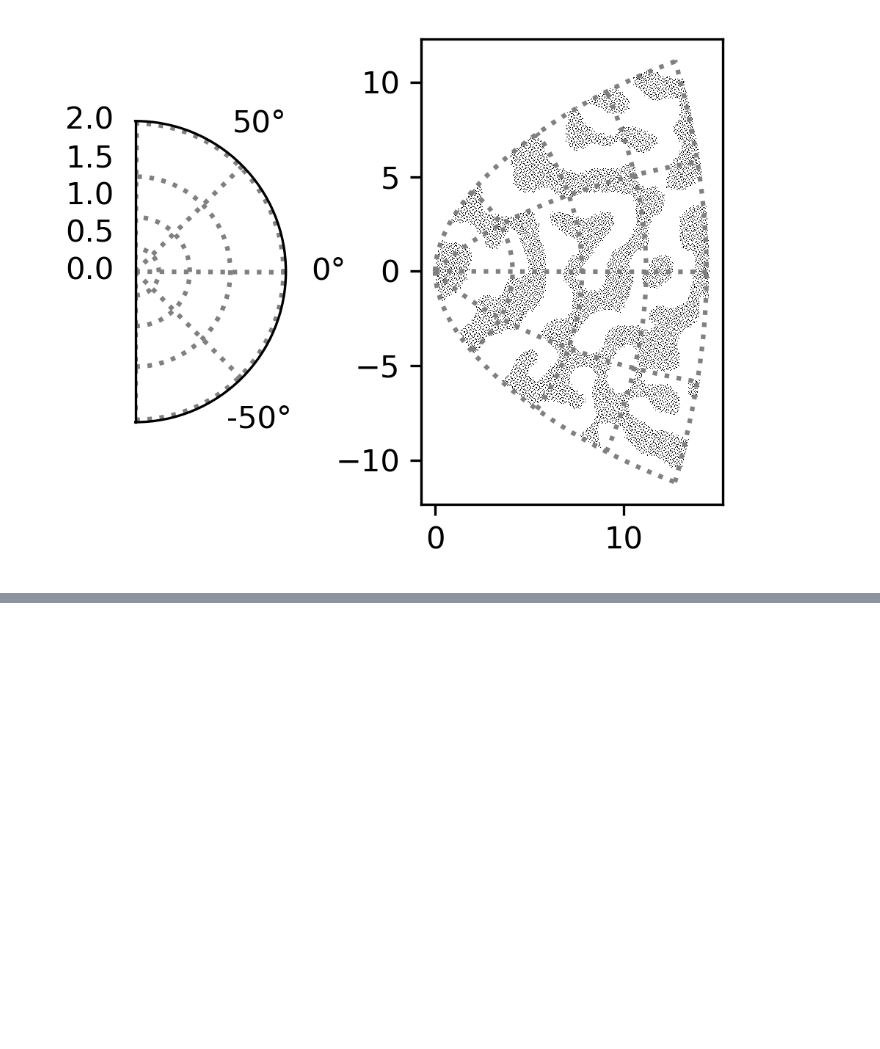
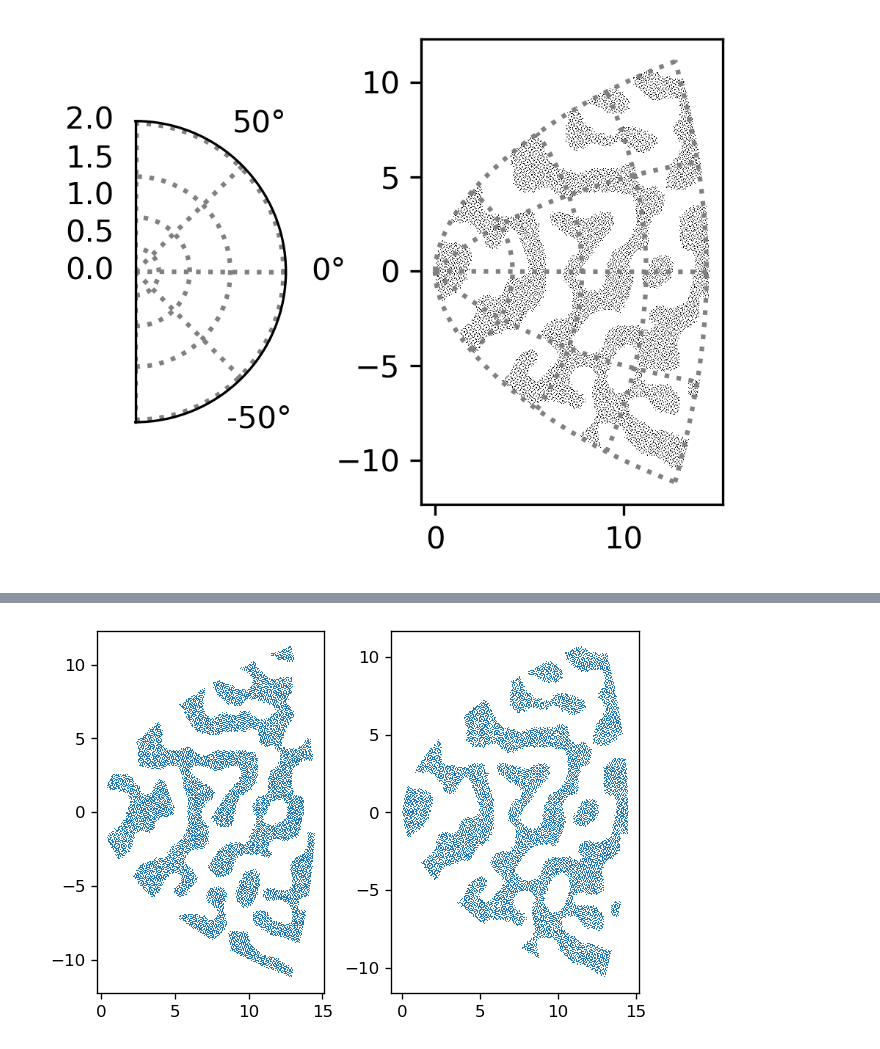
Before and after one commit to g13/patchV1, a Jupyter notebook: OD_VF.ipynb, the cells around one changed output, grey strips where cells are left out. Cells and saved outputs as stored; diff of their text form; code cells hidden in the pictures; blank space fills up the shorter version.

```diff
--- a/OD_VF.ipynb
+++ b/OD_VF.ipynb
@@ -86,0 +152,12 @@ NameError: name 'turntype' is not defined
+# %%
+#fig = plt.figure('test', dpi = 120)
+#ax1 = fig.add_subplot(121)
+#ax1.plot(mMap.pos[0,mMap.ODlabel<0], mMap.pos[1,mMap.ODlabel<0],',')
+#ax1.set_aspect('equal')
+#ax2 = fig.add_subplot(122)
+#ax2.plot(sposR[0,0,:], sposR[0,1,:],'.')
+#ax2.set_aspect('equal')
+ax1.plot(mMap.pos[0,mMap.ODlabel<0], mMap.pos[1,mMap.ODlabel<0],',')
+ax2.plot(mMap.pos[0,mMap.ODlabel>0], mMap.pos[1,mMap.ODlabel>0],',')
+# %% [output]
+[figure, added]
```
Also changed, not shown: parts of 17 cells of this notebook, 3 other files.
